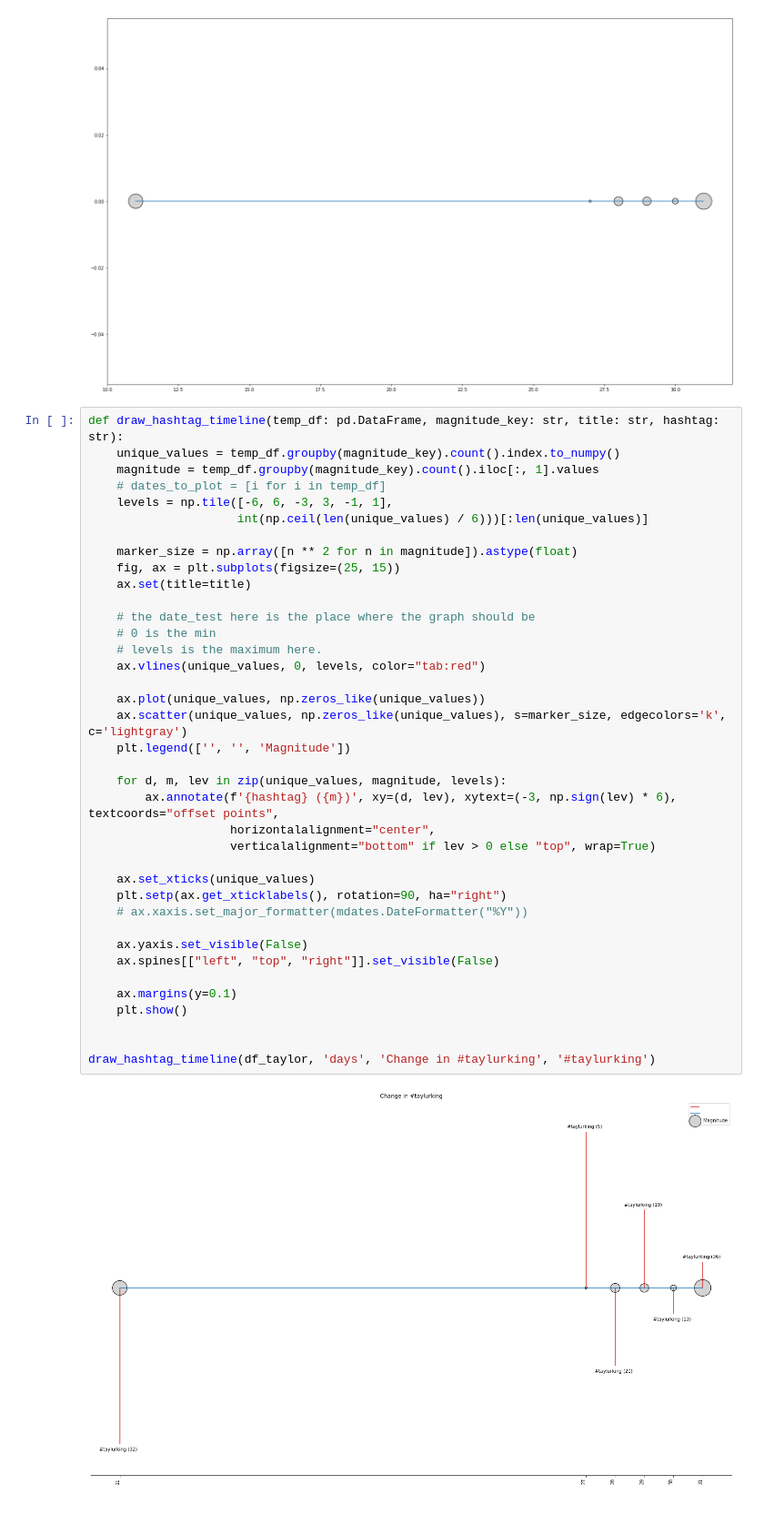
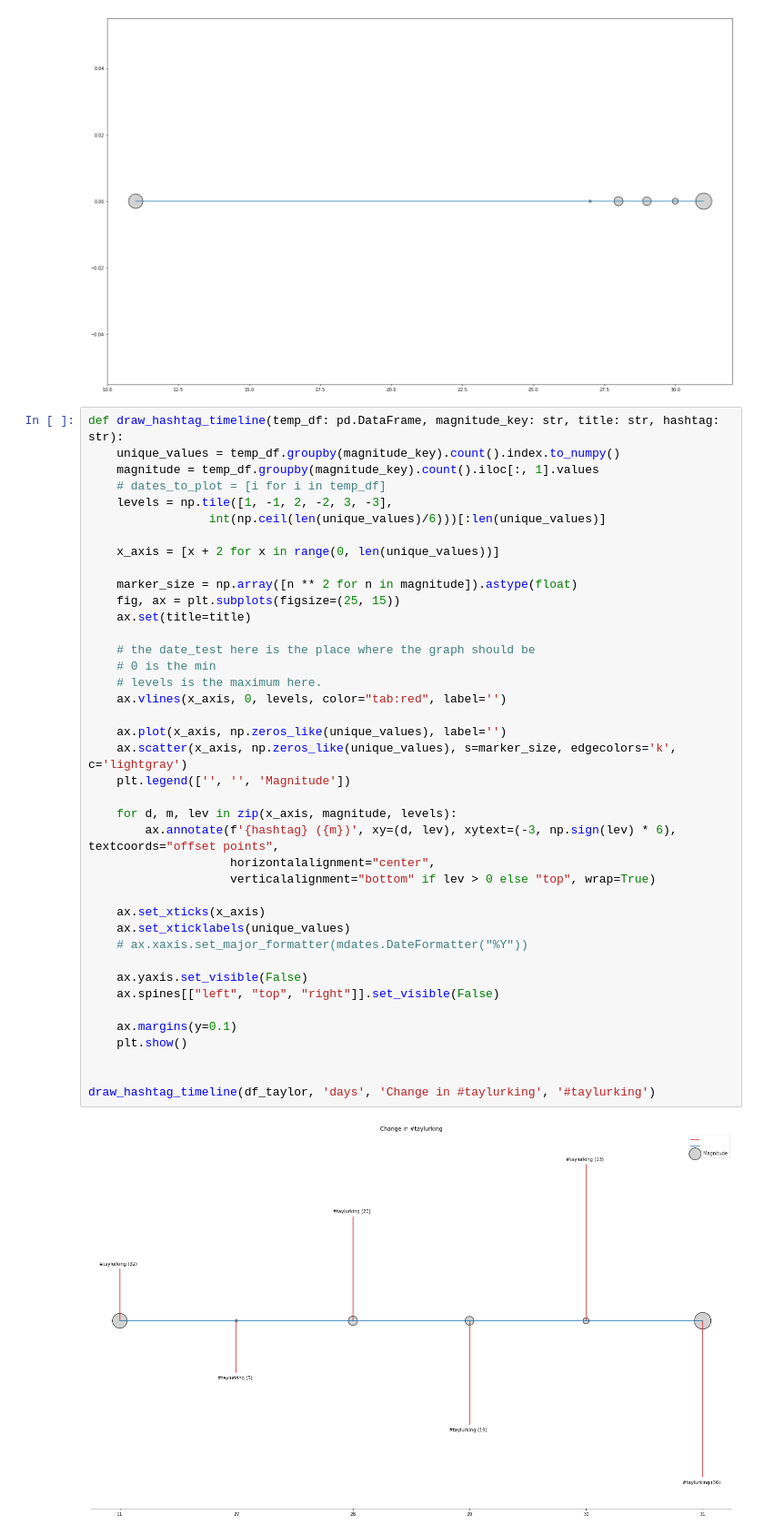
Before and after one commit to gakshat14/hist_time, a Jupyter notebook: notebooks/hashtag_parser.ipynb, the cells around one changed output. Shown: that part at 91% size. Saved outputs shown, nothing was run; the diff lists cells and outputs as text.

Commit message:
Adding completed hashtag visualisation

```diff
--- a/notebooks/hashtag_parser.ipynb
+++ b/notebooks/hashtag_parser.ipynb
@@ -277,39 +317,41 @@ plt.show()
 def draw_hashtag_timeline(temp_df: pd.DataFrame, magnitude_key: str, title: str, hashtag: str):
     unique_values = temp_df.groupby(magnitude_key).count().index.to_numpy()
     magnitude = temp_df.groupby(magnitude_key).count().iloc[:, 1].values
     # dates_to_plot = [i for i in temp_df]
-    levels = np.tile([-6, 6, -3, 3, -1, 1],
-                     int(np.ceil(len(unique_values) / 6)))[:len(unique_values)]
+    levels = np.tile([1, -1, 2, -2, 3, -3],
+                 int(np.ceil(len(unique_values)/6)))[:len(unique_values)]
+
+    x_axis = [x + 2 for x in range(0, len(unique_values))]
 
     marker_size = np.array([n ** 2 for n in magnitude]).astype(float)
     fig, ax = plt.subplots(figsize=(25, 15))
     ax.set(title=title)
 
     # the date_test here is the place where the graph should be
     # 0 is the min
     # levels is the maximum here.
-    ax.vlines(unique_values, 0, levels, color="tab:red")
+    ax.vlines(x_axis, 0, levels, color="tab:red", label='')
 
-    ax.plot(unique_values, np.zeros_like(unique_values))
-    ax.scatter(unique_values, np.zeros_like(unique_values), s=marker_size, edgecolors='k', c='lightgray')
+    ax.plot(x_axis, np.zeros_like(unique_values), label='')
+    ax.scatter(x_axis, np.zeros_like(unique_values), s=marker_size, edgecolors='k', c='lightgray')
     plt.legend(['', '', 'Magnitude'])
 
-    for d, m, lev in zip(unique_values, magnitude, levels):
+    for d, m, lev in zip(x_axis, magnitude, levels):
         ax.annotate(f'{hashtag} ({m})', xy=(d, lev), xytext=(-3, np.sign(lev) * 6), textcoords="offset points",
                     horizontalalignment="center",
                     verticalalignment="bottom" if lev > 0 else "top", wrap=True)
 
-    ax.set_xticks(unique_values)
-    plt.setp(ax.get_xticklabels(), rotation=90, ha="right")
+    ax.set_xticks(x_axis)
+    ax.set_xticklabels(unique_values)
     # ax.xaxis.set_major_formatter(mdates.DateFormatter("%Y"))
 
     ax.yaxis.set_visible(False)
     ax.spines[["left", "top", "right"]].set_visible(False)
 
     ax.margins(y=0.1)
     plt.show()
 
 
 draw_hashtag_timeline(df_taylor, 'days', 'Change in #taylurking', '#taylurking')
 # %% [output]
-[figure, old version]
+[figure, new version]
```
Also changed, not shown: parts of 8 cells of this notebook, 2 other files.
